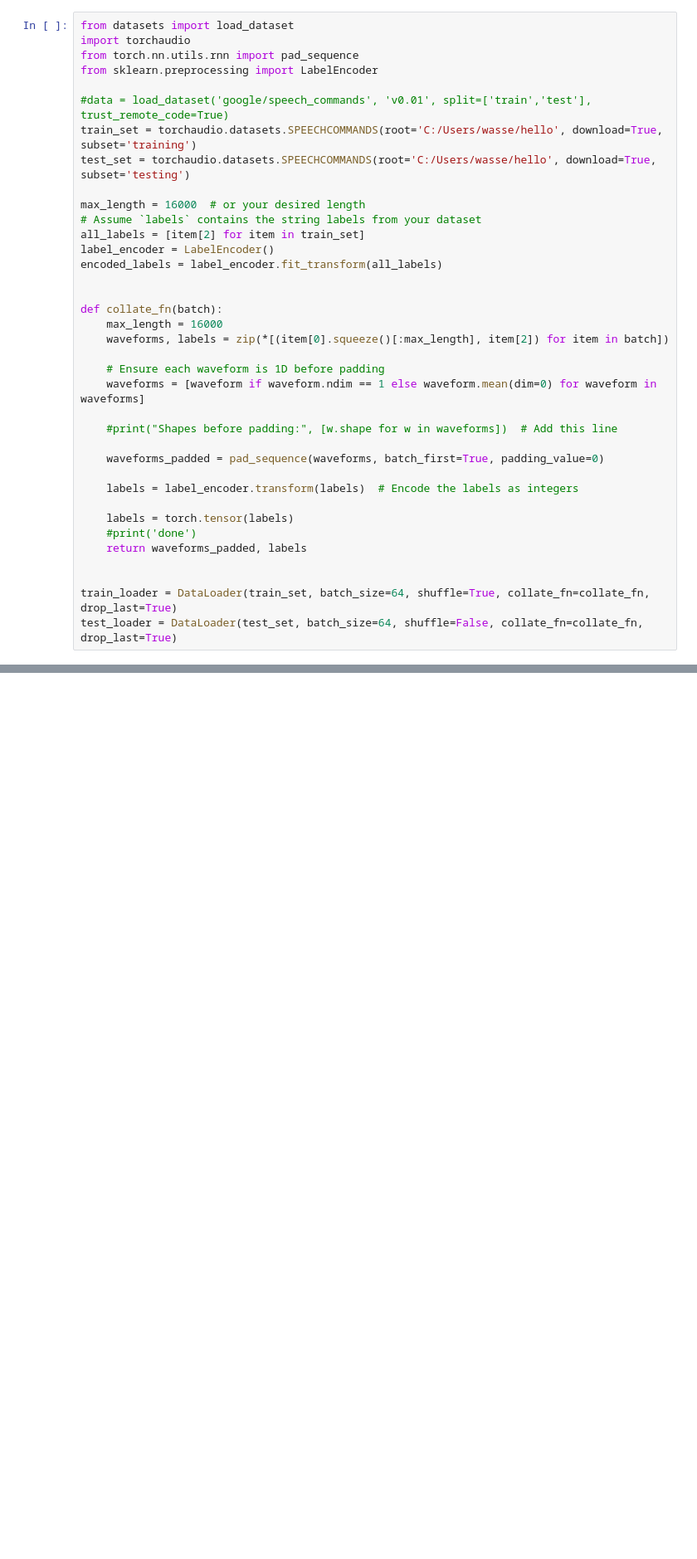
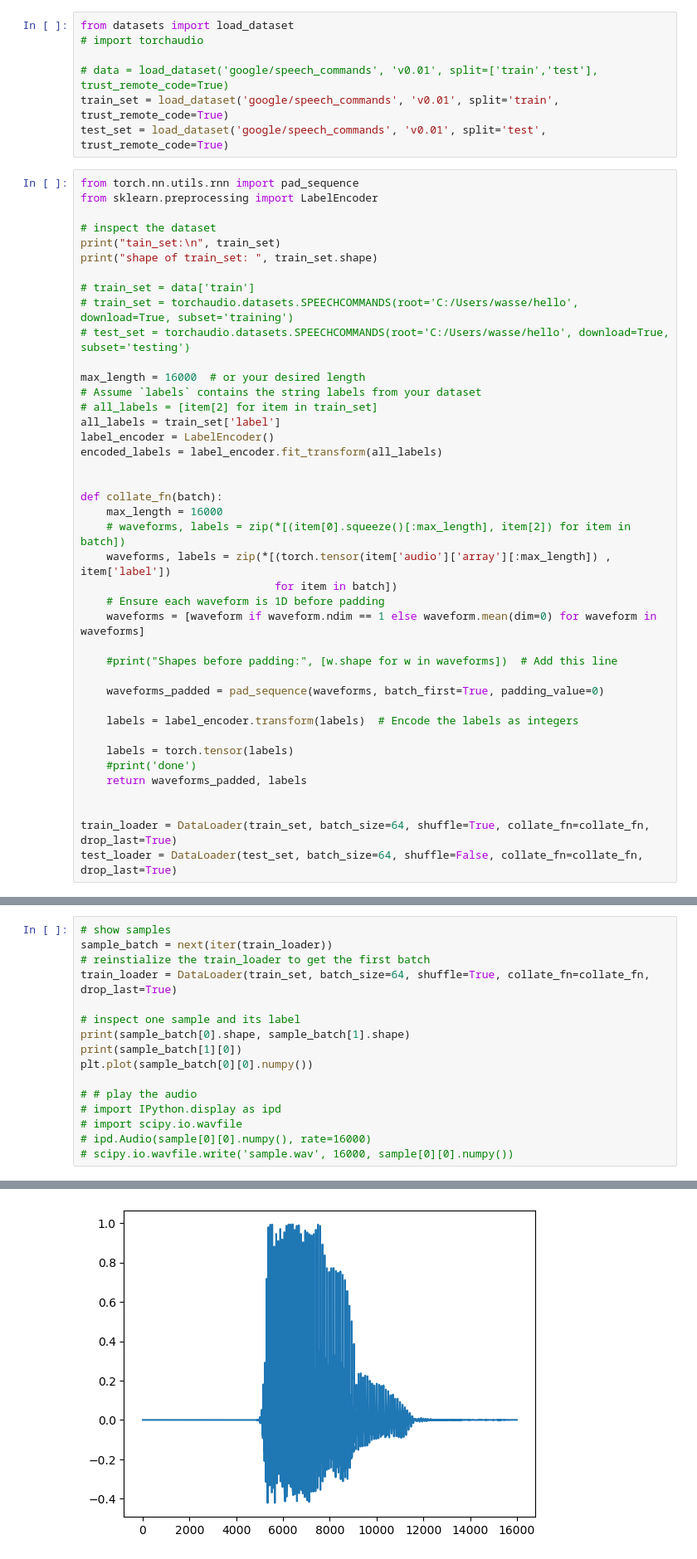
Before and after one commit to mwassermann/Synaptic-Plasticity---Cochlea-Encoding, a Jupyter notebook: SNN_fixed.ipynb, the cells around one changed output, grey strips where cells are left out. Shown: that part at 83% size. Cells and saved outputs as stored; diff of their text form; blank space fills up the shorter version.

```diff
--- a/SNN_fixed.ipynb
+++ b/SNN_fixed.ipynb
@@ -13,24 +11,35 @@ WARNING:tensorflow:From c:\Users\wasse\AppData\Local\Programs\Python\Python311\L
+# %%
+from datasets import load_dataset
+# import torchaudio
+
+# data = load_dataset('google/speech_commands', 'v0.01', split=['train','test'], trust_remote_code=True)
+train_set = load_dataset('google/speech_commands', 'v0.01', split='train', trust_remote_code=True)
+test_set = load_dataset('google/speech_commands', 'v0.01', split='test', trust_remote_code=True)
 # %%
-from datasets import load_dataset
-import torchaudio
 from torch.nn.utils.rnn import pad_sequence
 from sklearn.preprocessing import LabelEncoder
 
-#data = load_dataset('google/speech_commands', 'v0.01', split=['train','test'], trust_remote_code=True)
-train_set = torchaudio.datasets.SPEECHCOMMANDS(root='C:/Users/wasse/hello', download=True, subset='training')
-test_set = torchaudio.datasets.SPEECHCOMMANDS(root='C:/Users/wasse/hello', download=True, subset='testing')
+# inspect the dataset
+print("tain_set:\n", train_set)
+print("shape of train_set: ", train_set.shape)
+
+# train_set = data['train']
+# train_set = torchaudio.datasets.SPEECHCOMMANDS(root='C:/Users/wasse/hello', download=True, subset='training')
+# test_set = torchaudio.datasets.SPEECHCOMMANDS(root='C:/Users/wasse/hello', download=True, subset='testing')
 
 max_length = 16000  # or your desired length
 # Assume `labels` contains the string labels from your dataset
-all_labels = [item[2] for item in train_set]
+# all_labels = [item[2] for item in train_set]
+all_labels = train_set['label']
 label_encoder = LabelEncoder()
 encoded_labels = label_encoder.fit_transform(all_labels)
 
 
 def collate_fn(batch):
     max_length = 16000
-    waveforms, labels = zip(*[(item[0].squeeze()[:max_length], item[2]) for item in batch])
-
+    # waveforms, labels = zip(*[(item[0].squeeze()[:max_length], item[2]) for item in batch])
+    waveforms, labels = zip(*[(torch.tensor(item['audio']['array'][:max_length]) , item['label'])
+                              for item in batch])
     # Ensure each waveform is 1D before padding
     waveforms = [waveform if waveform.ndim == 1 else waveform.mean(dim=0) for waveform in waveforms]
 
@@ -49,0 +66,17 @@ test_loader = DataLoader(test_set, batch_size=64, shuffle=False, collate_fn=coll
+# %%
+# show samples
+sample_batch = next(iter(train_loader))
+# reinstialize the train_loader to get the first batch
+train_loader = DataLoader(train_set, batch_size=64, shuffle=True, collate_fn=collate_fn, drop_last=True)
+
+# inspect one sample and its label
+print(sample_batch[0].shape, sample_batch[1].shape)
+print(sample_batch[1][0])
+plt.plot(sample_batch[0][0].numpy())
+
+# # play the audio
+# import IPython.display as ipd
+# import scipy.io.wavfile
+# ipd.Audio(sample[0][0].numpy(), rate=16000)
+# scipy.io.wavfile.write('sample.wav', 16000, sample[0][0].numpy())
+# %% [output]
@@ -50,3 +86,4 @@ test_loader = DataLoader(test_set, batch_size=64, shuffle=False, collate_fn=coll
+[figure, added]
 # %%
 from scipy.signal.windows import exponential, gaussian
 from scipy.signal import square, ShortTimeFFT
```
Also changed, not shown: parts of 10 cells of this notebook, 7 other files.
